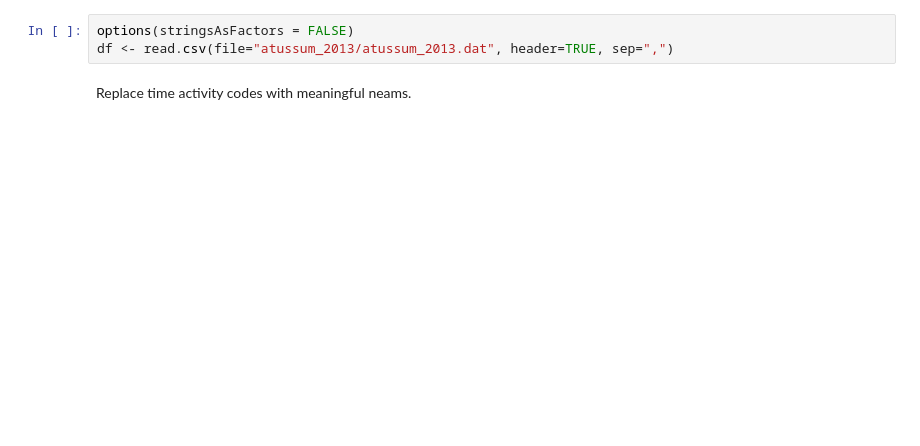
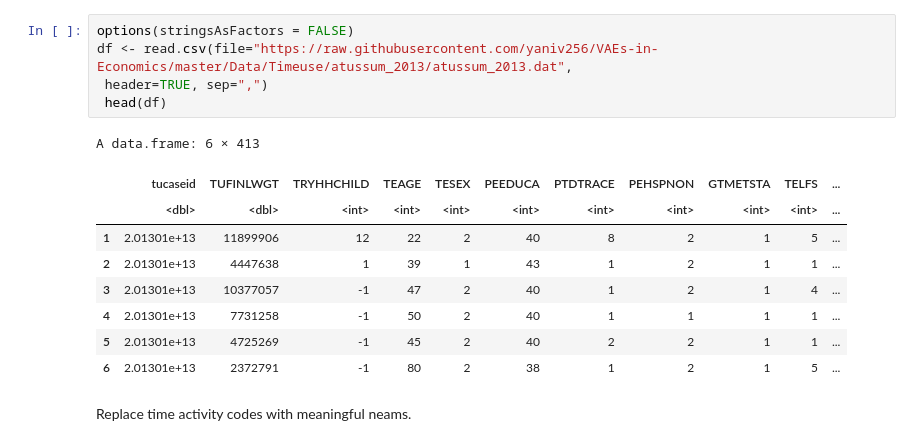
Before and after one commit to yaniv256/VAEs-in-Economics, a Jupyter notebook: Notebooks/Timeuse.ipynb, the cells around one changed output. Saved outputs shown, nothing was run; the diff lists cells and outputs as text; blank space fills up the shorter version.

```diff
--- a/Notebooks/Timeuse.ipynb
+++ b/Notebooks/Timeuse.ipynb
@@ -2,7 +2,19 @@
 <a href="https://colab.research.google.com/github/yaniv256/VAEs-in-Economics/blob/master/Notebooks/Timeuse.ipynb" target="_parent"><img src="https://colab.research.google.com/assets/colab-badge.svg" alt="Open In Colab"/></a>
 # %%
 options(stringsAsFactors = FALSE)
-df <- read.csv(file="atussum_2013/atussum_2013.dat", header=TRUE, sep=",")
+df <- read.csv(file="https://raw.githubusercontent.com/yaniv256/VAEs-in-Economics/master/Data/Timeuse/atussum_2013/atussum_2013.dat",
+ header=TRUE, sep=",")
+ head(df)
+# %% [output]
+A data.frame: 6 × 413
+|  | tucaseid | TUFINLWGT | TRYHHCHILD | TEAGE | TESEX | PEEDUCA | PTDTRACE | PEHSPNON | GTMETSTA | TELFS | ... |
+|  | <dbl> | <dbl> | <int> | <int> | <int> | <int> | <int> | <int> | <int> | <int> | ... |
+| 1 | 2.01301e+13 | 11899906 | 12 | 22 | 2 | 40 | 8 | 2 | 1 | 5 | ... |
+| 2 | 2.01301e+13 | 4447638 | 1 | 39 | 1 | 43 | 1 | 2 | 1 | 1 | ... |
+| 3 | 2.01301e+13 | 10377057 | -1 | 47 | 2 | 40 | 1 | 2 | 1 | 4 | ... |
+| 4 | 2.01301e+13 | 7731258 | -1 | 50 | 2 | 40 | 1 | 1 | 1 | 1 | ... |
+| 5 | 2.01301e+13 | 4725269 | -1 | 45 | 2 | 40 | 2 | 2 | 1 | 1 | ... |
+| 6 | 2.01301e+13 | 2372791 | -1 | 80 | 2 | 38 | 1 | 2 | 1 | 5 | ... |
 # %% [markdown]
 Replace time activity codes with meaningful neams.
 # %%
```
Also changed, not shown: parts of 1 cell of this notebook.
